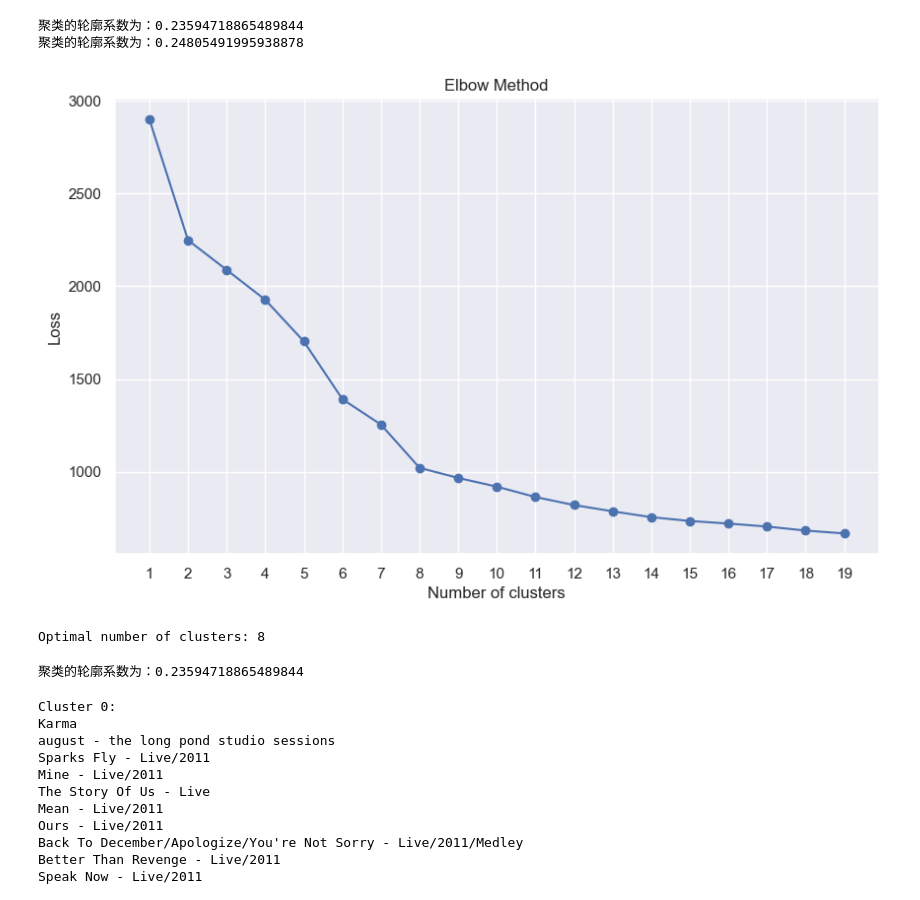
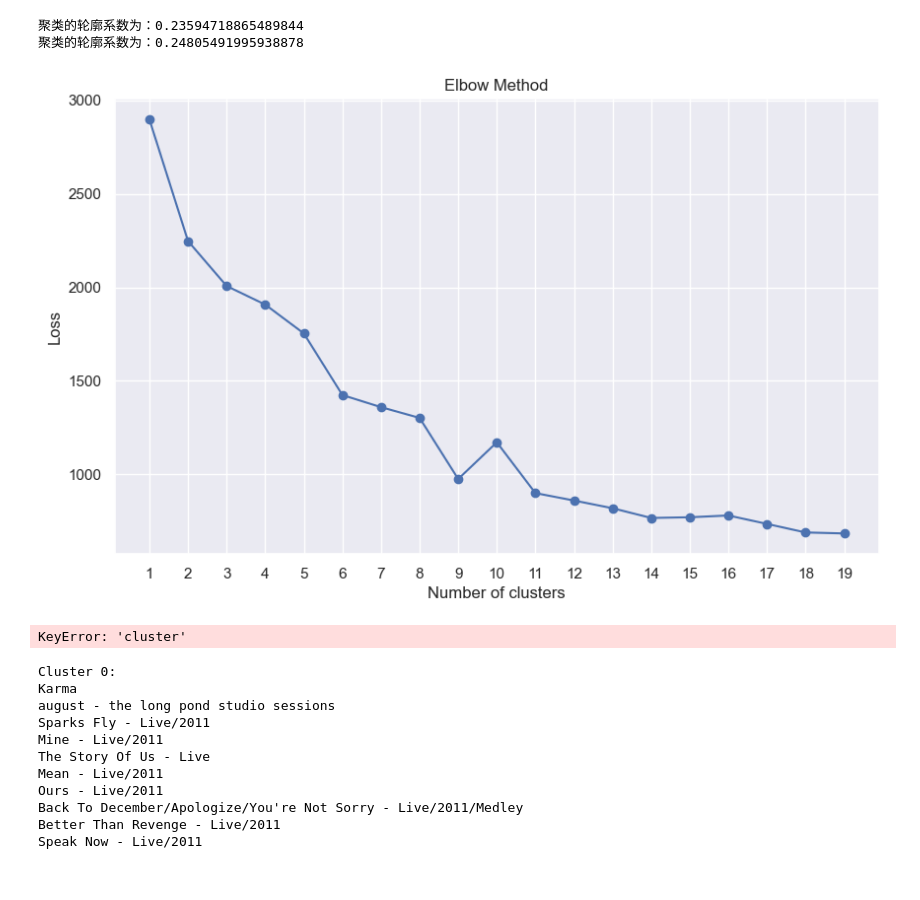
Before and after one commit to Wu0219/music-clustering, a Jupyter notebook: recommender.ipynb, the cells around one changed output. Cells and saved outputs as stored; diff of their text form; code cells hidden in the pictures.

```diff
--- a/recommender.ipynb
+++ b/recommender.ipynb
@@ -329,3 +329,30 @@ print("Data successfully clustered, PCA applied, and saved to playlist_tracks_cl
 # %% [output]
 [figure]
 Data successfully clustered, PCA applied, and saved to playlist_tracks_clustered.csv
+# %%
+from sklearn.manifold import TSNE
+import seaborn as sns
+import matplotlib.pyplot as plt
+
+# 使用t-SNE将数据降维到2个主成分
+tsne = TSNE(n_components=2)
+tsne_features = tsne.fit_transform(scaled_features)
+
+# 将t-SNE结果添加到DataFrame中
+df['tsne_1'] = tsne_features[:, 0]
+df['tsne_2'] = tsne_features[:, 1]
+
+# 假设你已经有了scaled_features，并且kmeans_mine函数已经定义
+k = 6
+labels, centroids = kmeans_mine(scaled_features, k)
+df['cluster'] = labels
+custom_palette = ['#FF0000', '#00FF00', '#0000FF', '#FFFF00', '#00FFFF', '#FF00FF']
+
+# 可视化t-SNE结果
+plt.figure(figsize=(10, 6))
+sns.scatterplot(x='tsne_1', y='tsne_2', hue='cluster', data=df, palette=custom_palette)
+plt.title('t-SNE of Spotify Tracks')
+plt.xlabel('t-SNE Component 1')
+plt.ylabel('t-SNE Component 2')
+plt.legend(title='Cluster')
+plt.show()
@@ -417,44 +446,40 @@ from sklearn.cluster import KMeans
 import matplotlib.pyplot as plt
 from kneed import KneeLocator
 
 # 读取CSV文件
 file_path = 'taylor_swift_spotify.csv'
 df = pd.read_csv(file_path)
 df = df.dropna()
 
 # 标准化特征数据
 features = df[['acousticness', 'danceability', 'energy', 'instrumentalness',
                'liveness', 'loudness', 'speechiness', 'tempo', 'valence']]
 scaler = StandardScaler()
 scaled_features = scaler.fit_transform(features)
 
 # 存储不同聚类数量下的损失值
 loss = []
+from sklearn.metrics import pairwise_distances_argmin_min
+# 尝试不同的聚类数量
 
-# 尝试不同的聚类数量
 for k in range(1, 20):
-    kmeans = KMeans(n_clusters=k, random_state=42)
-    kmeans.fit(scaled_features)
-    loss.append(kmeans.inertia_)
+    labels, centroids = kmeans_mine(scaled_features, k)
+    closest, distances = pairwise_distances_argmin_min(scaled_features, centroids)
+    loss.append( np.sum(distances ** 2))
 
-# 使用Kneedle算法自动检测肘点
-kneedle = KneeLocator(range(1, 20), loss, curve='convex', direction='decreasing')
-optimal_k = kneedle.elbow
+
 
 # 绘制肘部曲线
 plt.figure(figsize=(10, 6))
 plt.plot(range(1, 20), loss, marker='o')
 plt.title('Elbow Method')
 plt.xlabel('Number of clusters')
 plt.ylabel('Loss')
 plt.xticks(range(1, 20))
 plt.grid(True)
 plt.show()
-
-print(f"Optimal number of clusters: {optimal_k}")
 # %% [output]
-[figure, old version]
+[figure, new version]
-Optimal number of clusters: 8
 # %%
 from sklearn.metrics import silhouette_score
 
@@ -462,7 +487,7 @@ from sklearn.metrics import silhouette_score
 silhouette_avg = silhouette_score(scaled_features, df['cluster'])
 print(f"聚类的轮廓系数为：{silhouette_avg}")
 # %% [output]
-聚类的轮廓系数为：0.23594718865489844
+KeyError: 'cluster'
 # %%
 # Group the DataFrame by the 'cluster' column
 cluster_groups = df.groupby('cluster')
```
Also changed, not shown: parts of 5 cells of this notebook, 4 other files.
